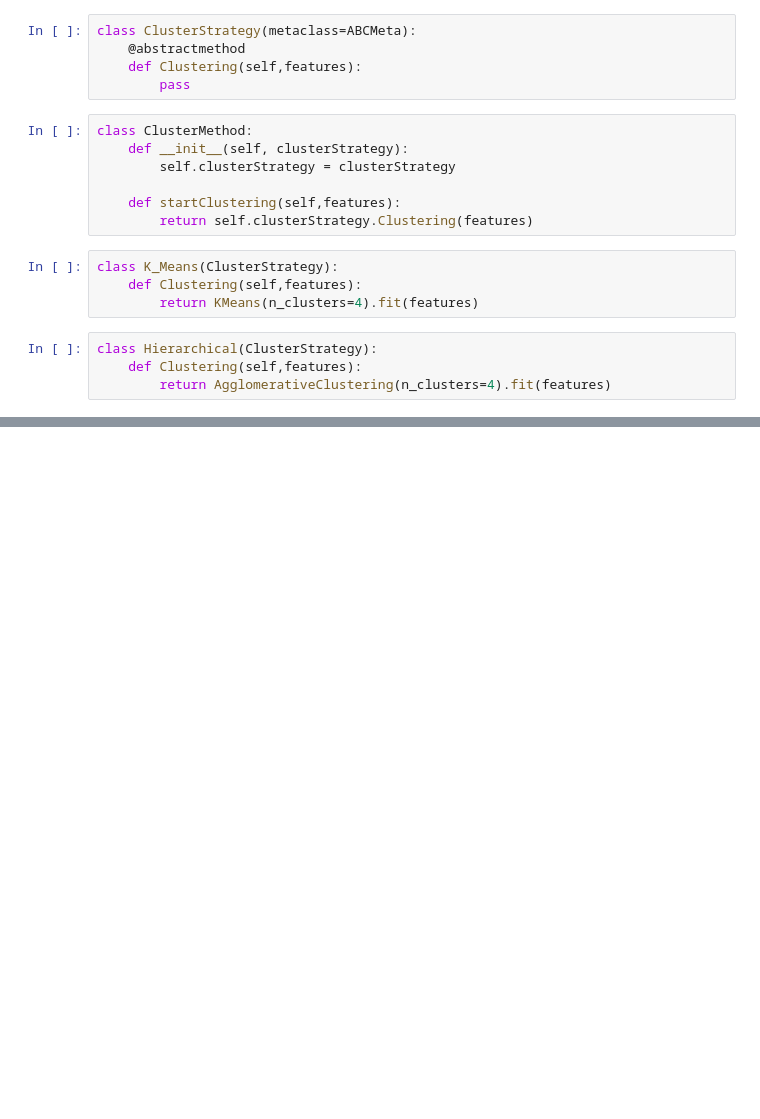
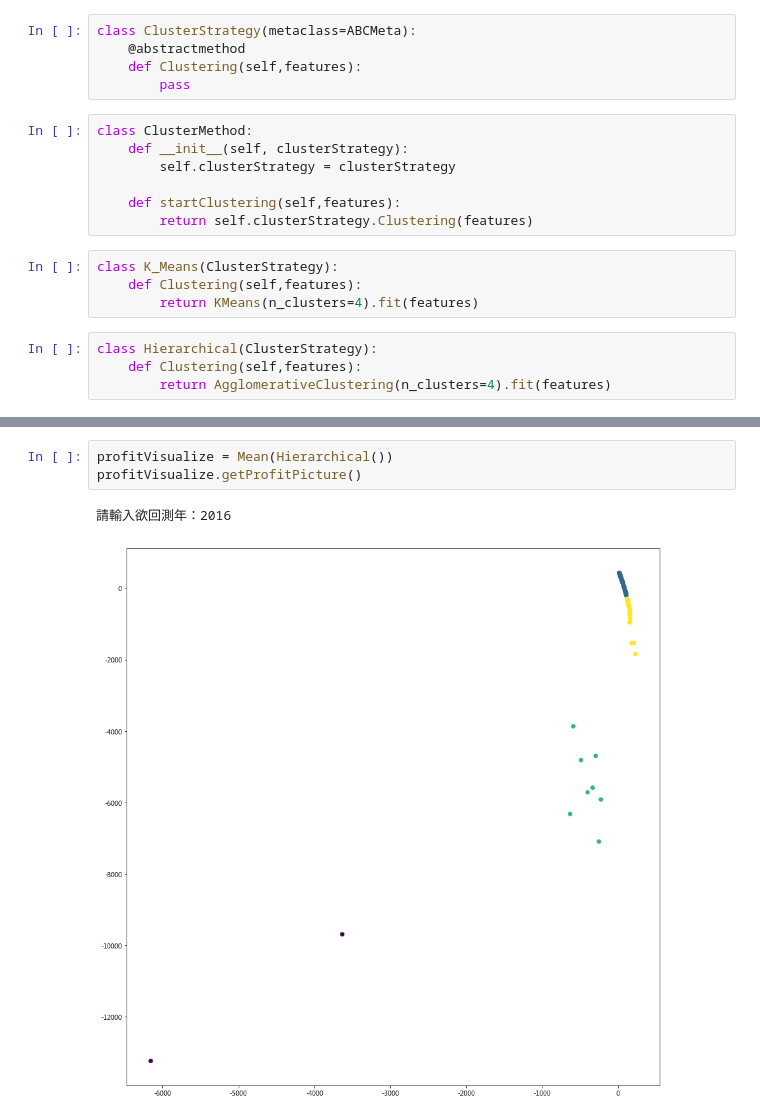
Before and after one commit to D0542562/fund-prediction, a Jupyter notebook: Fund/Profit Test Class.ipynb, the cells around one changed output, grey strips where cells are left out. Drawn from its saved outputs; the diff is of its cells as text; blank space fills up the shorter version.

```diff
--- a/Fund/Profit Test Class.ipynb
+++ b/Fund/Profit Test Class.ipynb
@@ -212,0 +237,6 @@ profitVisualize.getProfitPicture()
+# %%
+profitVisualize = Mean(Hierarchical())
+profitVisualize.getProfitPicture()
+# %% [output]
+請輸入欲回測年：2016
+[figure, added]
```
Also changed, not shown: parts of 13 cells of this notebook.
